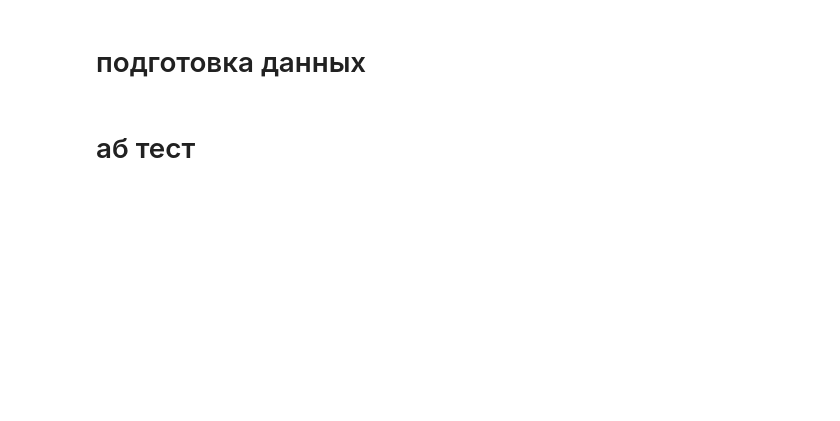
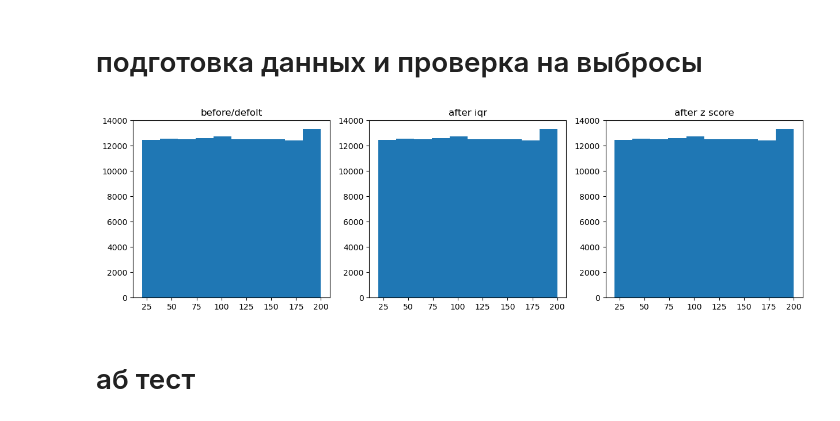
Before and after one commit to gimaevra94/ab_project, a Jupyter notebook: ab_project.ipynb, the cells around one changed output. Saved outputs shown, nothing was run; the diff lists cells and outputs as text; code cells hidden in the pictures; blank space fills up the shorter version.

```diff
--- a/ab_project.ipynb
+++ b/ab_project.ipynb
@@ -1,3 +1,55 @@
 # %% [markdown]
-# подготовка данных
+# подготовка данных и проверка на выбросы
+# %%
+import pandas as pd
+import scipy
+import numpy as np
+import matplotlib.pyplot as plt
+import seaborn as sns
+
+# изначально данные это train и test но я их склеил
+pd.set_option('display.max_columns',None)
+
+train_path='C:\\Users\\gimaevra94\\Documents\\local\\ab_project\\train.csv'
+test_path='C:\\Users\\gimaevra94\\Documents\\local\\ab_project\\test.csv'
+
+train=pd.read_csv(train_path)
+test=pd.read_csv(test_path)
+
+data=pd.concat([train,test],axis=0)
+
+data.rename(columns={'Conversion (Target)':'conversion'},inplace=True)
+data.rename(columns={'SocialMediaEngagement':'sme'},inplace=True)
+# %%
+# выборка для проверки выбросов
+sme=data[['sme']]
+
+# проверка выбросов с помощью межквартильного размаха
+q1=sme.quantile(.25)
+q3=sme.quantile(.75)
+iqr = q3 - q1
+
+low=q1-1.5*iqr
+hight=q3+1.5*iqr
+iqr=sme[~((sme<low)|(sme>hight)).any(axis=1)]
+
+# проверка выбросов с помощью z значения
+z=np.abs(scipy.stats.zscore(sme))
+z_score=sme[(z<3).all(axis=1)]
+
+# вообще никакой разницы по этому оставим данные как есть
+fig, axs = plt.subplots(1, 3, figsize=(15, 4))
+
+axs[0].hist(sme)
+axs[0].set_title('before/defolt')
+
+axs[1].hist(iqr)
+axs[1].set_title('after iqr')
+
+axs[2].hist(z_score)
+axs[2].set_title('after z score')
+
+plt.show()
+# %% [output]
+[figure, added]
 # %%
```
Also changed, not shown: parts of 3 cells of this notebook, 2 other files.
